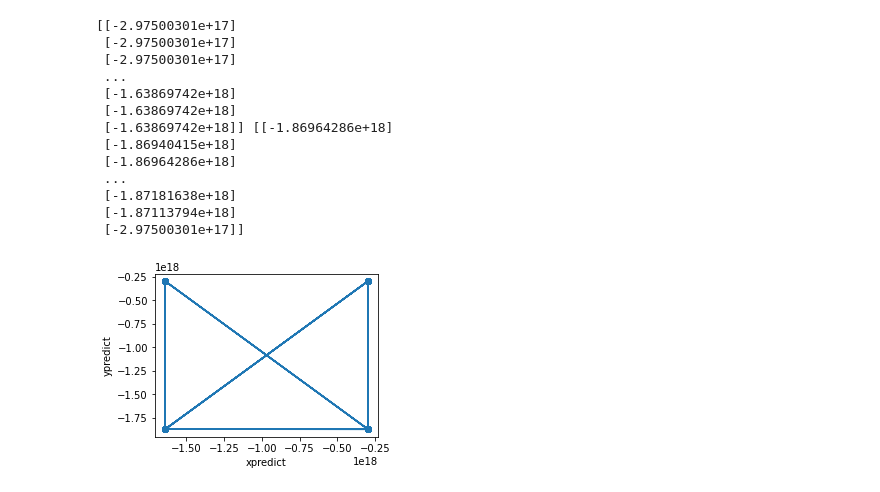
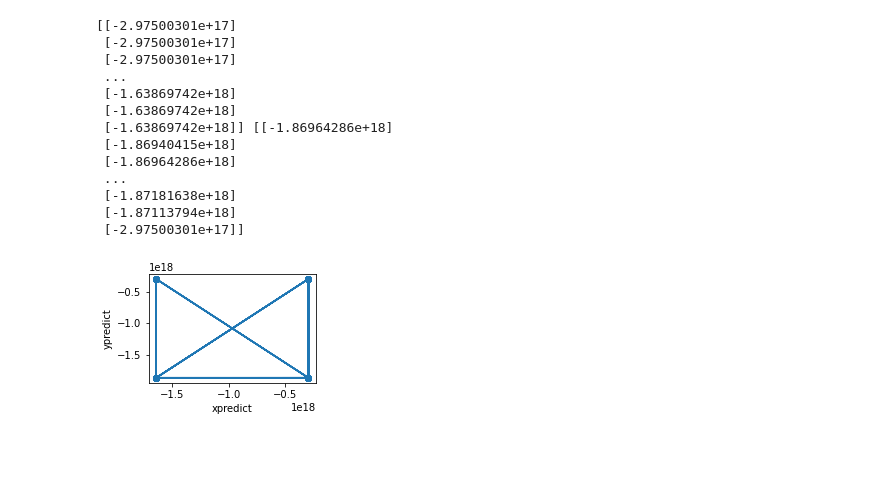
Before and after one commit to cyberanalyst268/Data-Science-and-Decision-Making, a Jupyter notebook: Agrotech-project.ipynb, the cells around one changed output. Cells and saved outputs as stored; diff of their text form; code cells hidden in the pictures; blank space fills up the shorter version.

```diff
--- a/Agrotech-project.ipynb
+++ b/Agrotech-project.ipynb
@@ -333,17 +333,17 @@ print (xpredict,ypredict)
 # %%
 #Scatter Plot of a Multi-Label Linear Regressor
 # plot the results
-plt.figure(figsize=(4, 3))
+plt.figure(figsize=(3, 2))
 ax = plt.axes()
 ax.scatter(xpredict, ypredict)
 ax.plot(xpredict, ypredict)
 
 ax.set_xlabel('xpredict')
 ax.set_ylabel('ypredict')
 
 ax.axis('tight')
 plt.savefig("mlr.jpeg")
 
 plt.show()
 # %% [output]
-[figure, old version]
+[figure, new version]
```
